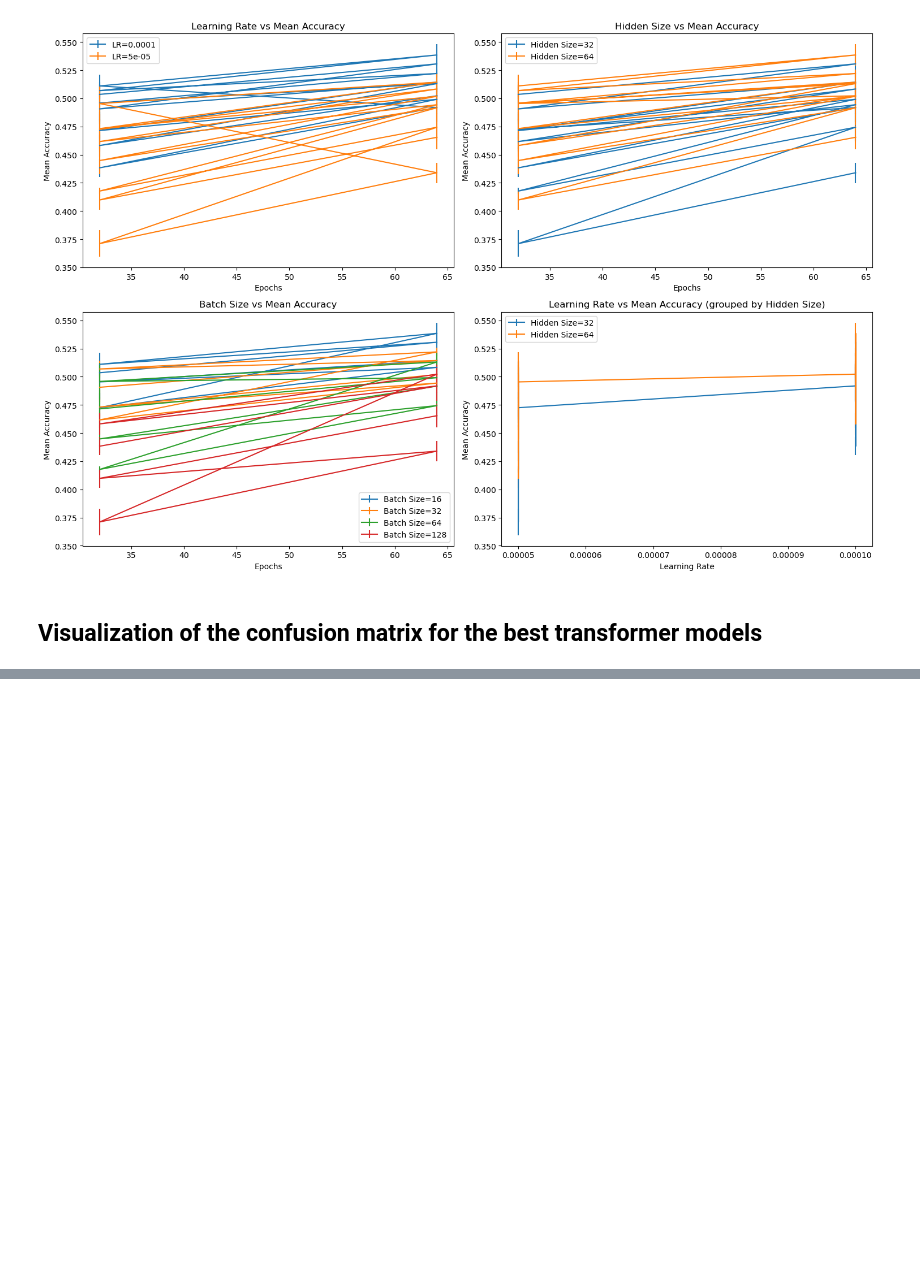
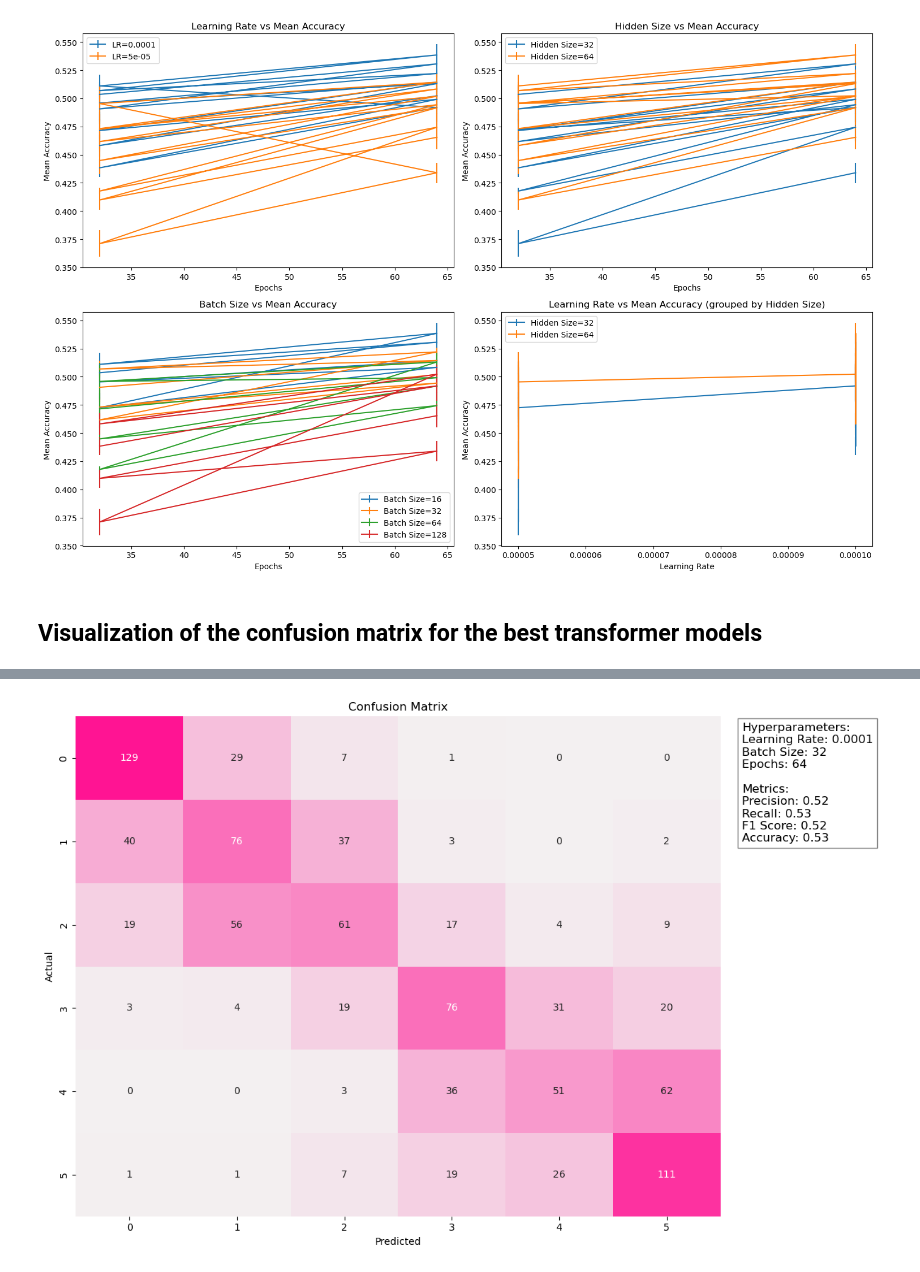
Before and after one commit to BeatriceVaienti/dsml_project, a Jupyter notebook: notebooks/models_evaluation_viz.ipynb, the cells around one changed output, grey strips where cells are left out. Drawn from its saved outputs; the diff is of its cells as text; code cells hidden in the pictures; blank space fills up the shorter version.

```diff
--- a/notebooks/models_evaluation_viz.ipynb
+++ b/notebooks/models_evaluation_viz.ipynb
@@ -285,0 +278,4 @@ plot_best_metrics('../hyperparameters_log/final_metrics_flaubert.json')
+# %%
+plot_best_metrics('../hyperparameters_log/best_models_confusion_matrix/nn_metrics.json')
+# %% [output]
+[figure, added]
```
Also changed, not shown: parts of 2 cells of this notebook, 6 other files.
